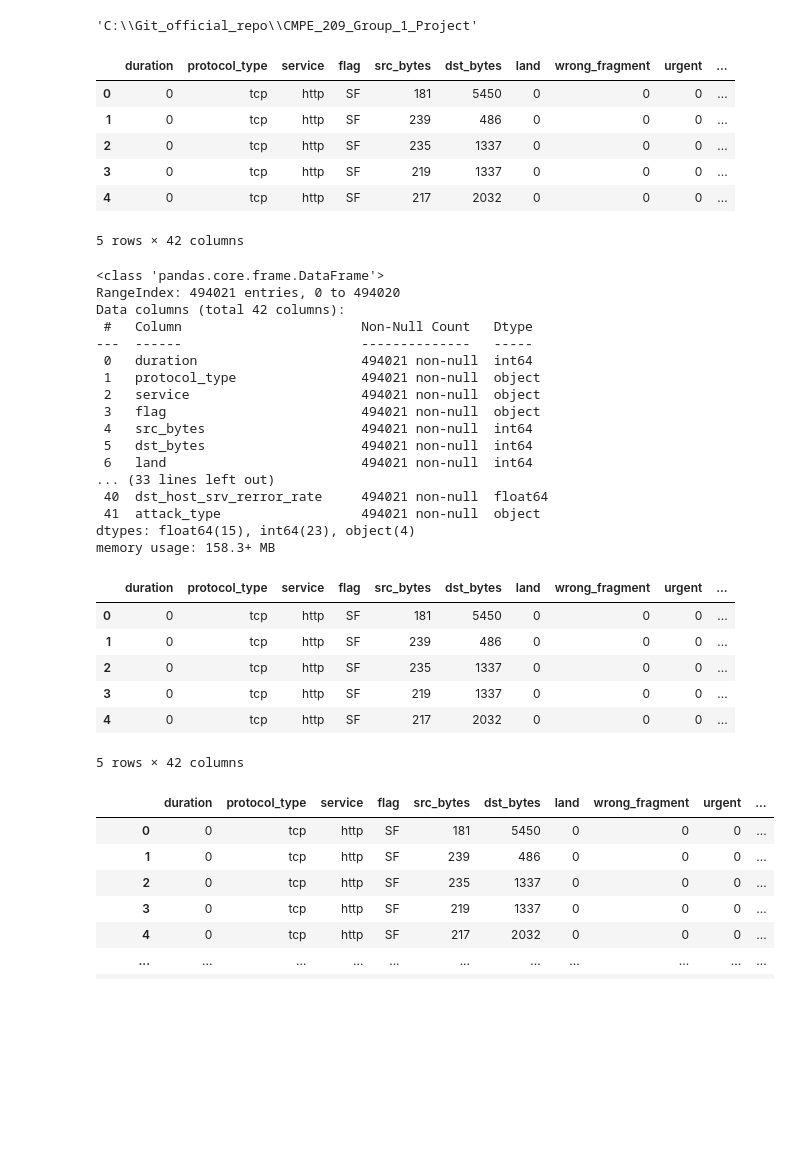
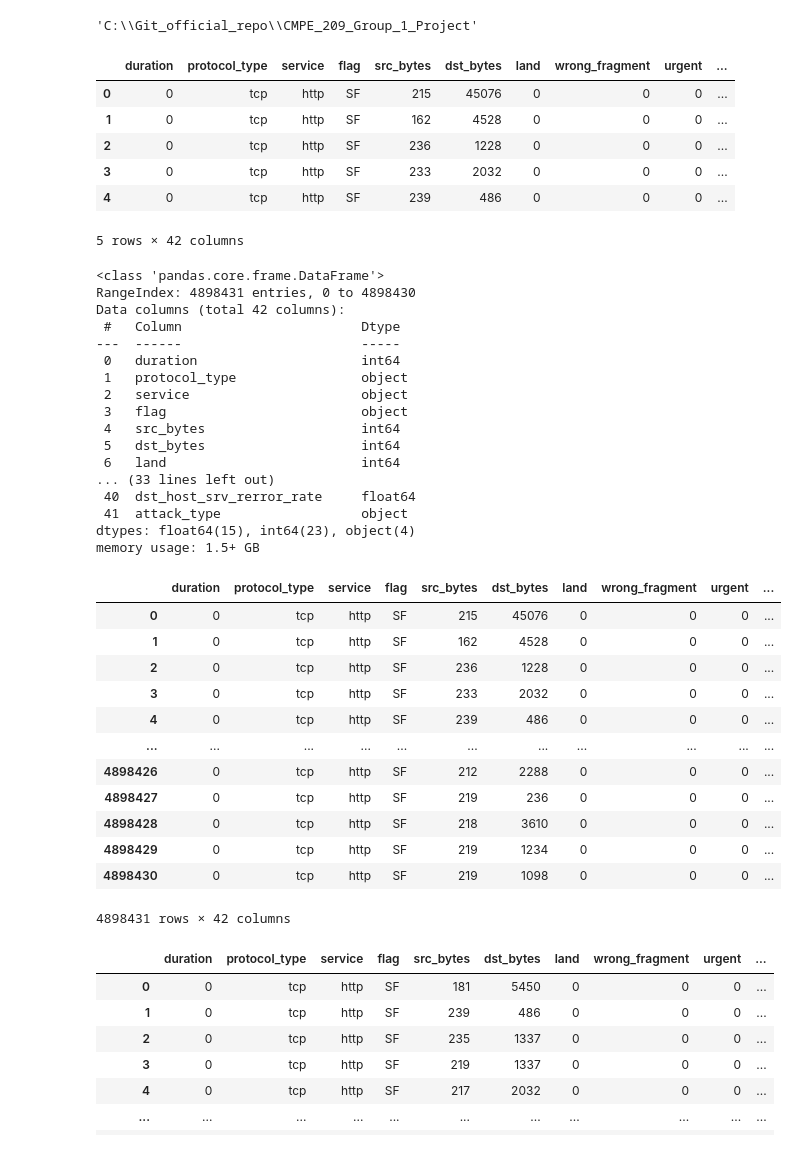
Before and after one commit to gabrielleviray/CMPE_209_Group_1_Project, a Jupyter notebook: data_cleanup.ipynb, the cells around one changed output. Drawn from its saved outputs; the diff is of its cells as text; code cells hidden in the pictures; blank space fills up the shorter version.

```diff
--- a/data_cleanup.ipynb
+++ b/data_cleanup.ipynb
@@ -6,46 +6,52 @@
 import pandas as pd
 kdd_names_read = pd.read_csv('datasets/feature_names.csv', header=None)
 kdd_names = kdd_names_read.iloc[:,0].values
-kdd = pd.read_csv('datasets/kddcup.data_10_percent_corrected', names=kdd_names)
+kdd = pd.read_csv('kddcup.data.corrected', names=kdd_names)
 kdd.head()
 # %% [output]
 |  | duration | protocol_type | service | flag | src_bytes | dst_bytes | land | wrong_fragment | urgent | ... |
-| 0 | 0 | tcp | http | SF | 181 | 5450 | 0 | 0 | 0 | ... |
-| 1 | 0 | tcp | http | SF | 239 | 486 | 0 | 0 | 0 | ... |
-| 2 | 0 | tcp | http | SF | 235 | 1337 | 0 | 0 | 0 | ... |
-| 3 | 0 | tcp | http | SF | 219 | 1337 | 0 | 0 | 0 | ... |
-| 4 | 0 | tcp | http | SF | 217 | 2032 | 0 | 0 | 0 | ... |
+| 0 | 0 | tcp | http | SF | 215 | 45076 | 0 | 0 | 0 | ... |
+| 1 | 0 | tcp | http | SF | 162 | 4528 | 0 | 0 | 0 | ... |
+| 2 | 0 | tcp | http | SF | 236 | 1228 | 0 | 0 | 0 | ... |
+| 3 | 0 | tcp | http | SF | 233 | 2032 | 0 | 0 | 0 | ... |
+| 4 | 0 | tcp | http | SF | 239 | 486 | 0 | 0 | 0 | ... |
 5 rows × 42 columns
 # %%
 kdd.info()
 # %% [output]
 <class 'pandas.core.frame.DataFrame'>
-RangeIndex: 494021 entries, 0 to 494020
+RangeIndex: 4898431 entries, 0 to 4898430
 Data columns (total 42 columns):
- #   Column                       Non-Null Count   Dtype
----  ------                       --------------   -----
- 0   duration                     494021 non-null  int64
- 1   protocol_type                494021 non-null  object
- 2   service                      494021 non-null  object
- 3   flag                         494021 non-null  object
- 4   src_bytes                    494021 non-null  int64
- 5   dst_bytes                    494021 non-null  int64
- 6   land                         494021 non-null  int64
+ #   Column                       Dtype
+---  ------                       -----
+ 0   duration                     int64
+ 1   protocol_type                object
+ 2   service                      object
+ 3   flag                         object
+ 4   src_bytes                    int64
+ 5   dst_bytes                    int64
+ 6   land                         int64
 ... (33 lines left out)
- 40  dst_host_srv_rerror_rate     494021 non-null  float64
- 41  attack_type                  494021 non-null  object
+ 40  dst_host_srv_rerror_rate     float64
+ 41  attack_type                  object
 dtypes: float64(15), int64(23), object(4)
-memory usage: 158.3+ MB
+memory usage: 1.5+ GB
 # %%
-kdd.head()
+kdd
 # %% [output]
 |  | duration | protocol_type | service | flag | src_bytes | dst_bytes | land | wrong_fragment | urgent | ... |
-| 0 | 0 | tcp | http | SF | 181 | 5450 | 0 | 0 | 0 | ... |
-| 1 | 0 | tcp | http | SF | 239 | 486 | 0 | 0 | 0 | ... |
-| 2 | 0 | tcp | http | SF | 235 | 1337 | 0 | 0 | 0 | ... |
-| 3 | 0 | tcp | http | SF | 219 | 1337 | 0 | 0 | 0 | ... |
-| 4 | 0 | tcp | http | SF | 217 | 2032 | 0 | 0 | 0 | ... |
+| 0 | 0 | tcp | http | SF | 215 | 45076 | 0 | 0 | 0 | ... |
+| 1 | 0 | tcp | http | SF | 162 | 4528 | 0 | 0 | 0 | ... |
+| 2 | 0 | tcp | http | SF | 236 | 1228 | 0 | 0 | 0 | ... |
+| 3 | 0 | tcp | http | SF | 233 | 2032 | 0 | 0 | 0 | ... |
+| 4 | 0 | tcp | http | SF | 239 | 486 | 0 | 0 | 0 | ... |
+| ... | ... | ... | ... | ... | ... | ... | ... | ... | ... | ... |
+| 4898426 | 0 | tcp | http | SF | 212 | 2288 | 0 | 0 | 0 | ... |
+| 4898427 | 0 | tcp | http | SF | 219 | 236 | 0 | 0 | 0 | ... |
+| 4898428 | 0 | tcp | http | SF | 218 | 3610 | 0 | 0 | 0 | ... |
+| 4898429 | 0 | tcp | http | SF | 219 | 1234 | 0 | 0 | 0 | ... |
+| 4898430 | 0 | tcp | http | SF | 219 | 1098 | 0 | 0 | 0 | ... |
-5 rows × 42 columns
+4898431 rows × 42 columns
 # %%
 kdd.loc[:, (kdd != 0).any(axis=0)] # removes column only 0 data
 # %% [output]
```
